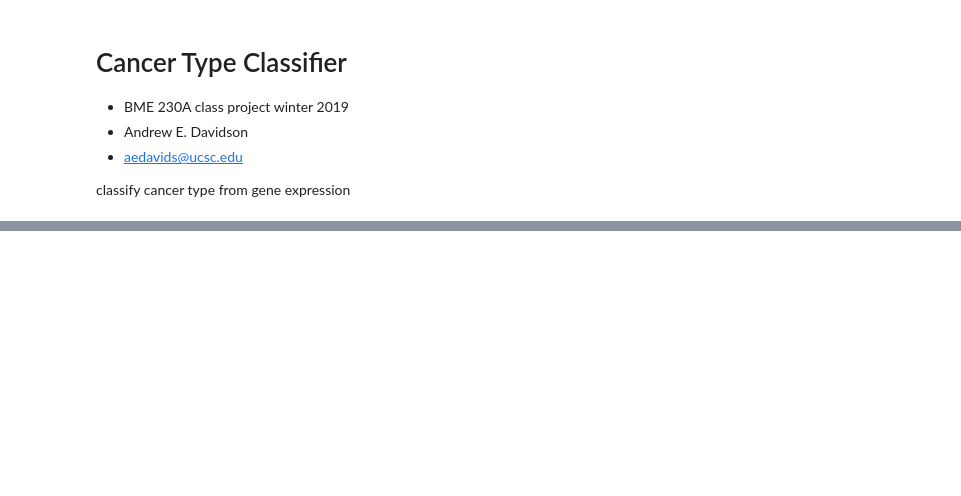
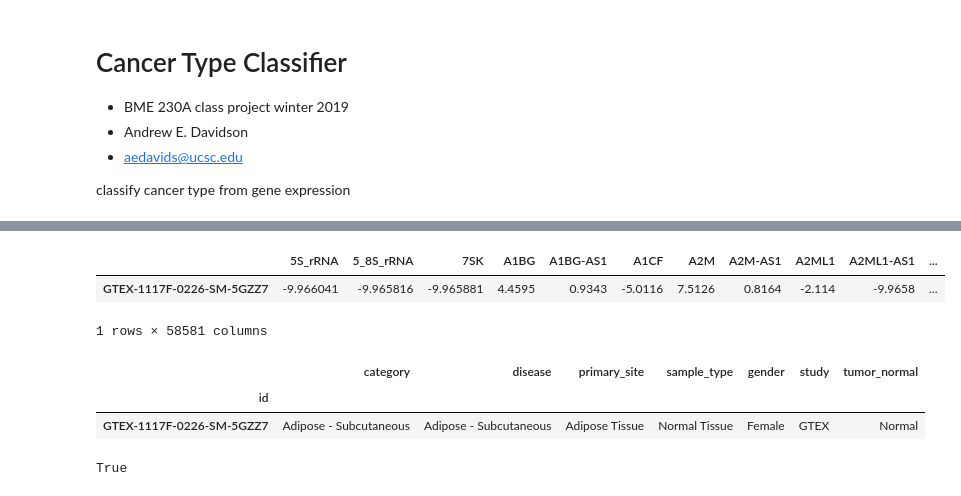
Before and after one commit to AEDWIP/BME-230a, a Jupyter notebook: CancerTypeClassifier.ipynb, the cells around one changed output, grey strips where cells are left out. Cells and saved outputs as stored; diff of their text form; code cells hidden in the pictures; blank space fills up the shorter version.

```diff
--- a/CancerTypeClassifier.ipynb
+++ b/CancerTypeClassifier.ipynb
@@ -58,0 +69,16 @@ ValueError: ERROR: /bme-230a-ebsxxx/data/tcga_target_gtex.h5 not found
+# %%
+XDF.head(1)
+# %% [output]
+|  | 5S_rRNA | 5_8S_rRNA | 7SK | A1BG | A1BG-AS1 | A1CF | A2M | A2M-AS1 | A2ML1 | A2ML1-AS1 | ... |
+| GTEX-1117F-0226-SM-5GZZ7 | -9.966041 | -9.965816 | -9.965881 | 4.4595 | 0.9343 | -5.0116 | 7.5126 | 0.8164 | -2.114 | -9.9658 | ... |
+1 rows × 58581 columns
+# %%
+yDF.head(1)
+# %% [output]
+|  | category | disease | primary_site | sample_type | gender | study | tumor_normal |
+| id |  |  |  |  |  |  |  |
+| GTEX-1117F-0226-SM-5GZZ7 | Adipose - Subcutaneous | Adipose - Subcutaneous | Adipose Tissue | Normal Tissue | Female | GTEX | Normal |
+# %%
+np.array_equal(pd.unique( yDF.loc[:,"disease"] ), pd.unique( yDF.loc[:,"category"] ))
+# %% [output]
+True
```
Also changed, not shown: parts of 7 cells of this notebook.
